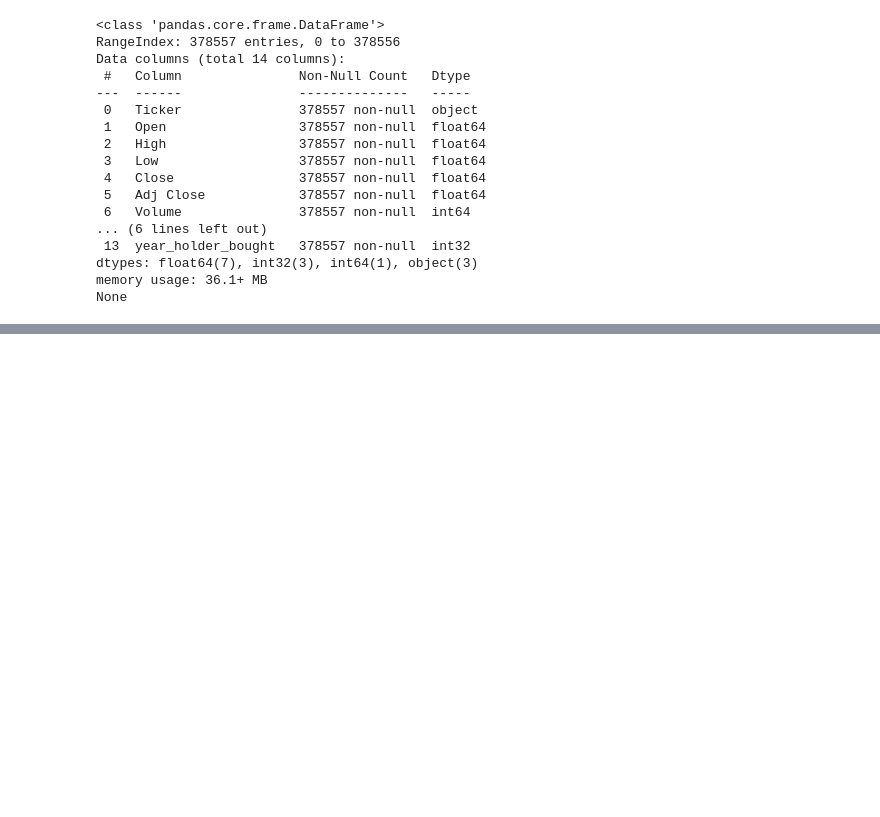
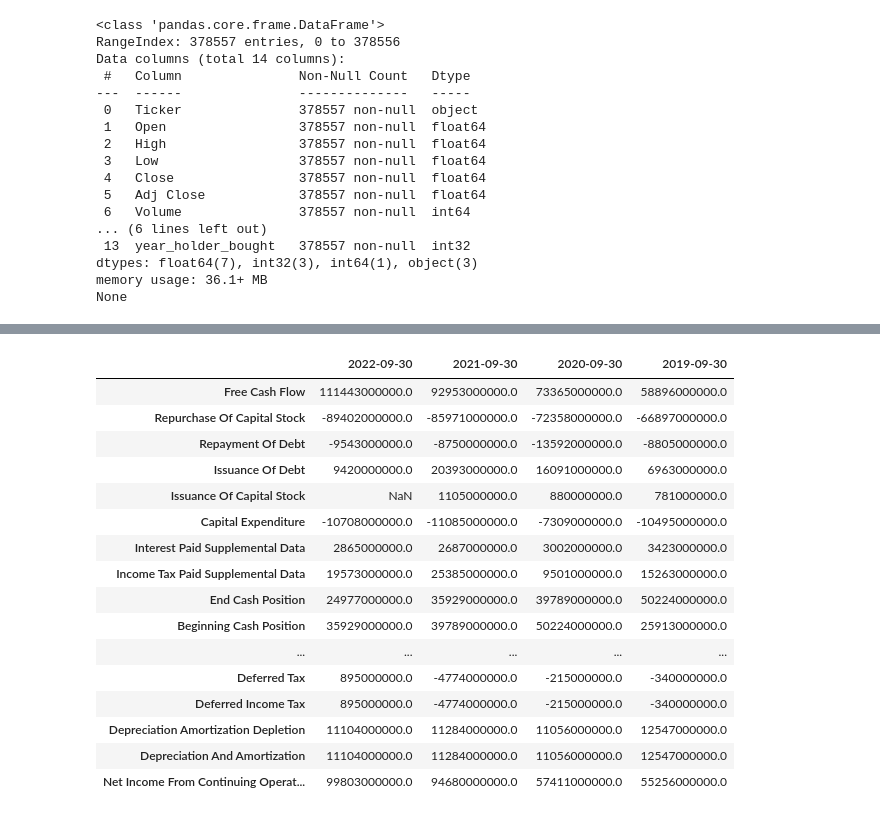
Before and after one commit to nirmolcho/Clustering_and_TS_DS_Alg, a Jupyter notebook: time_series/get_s&p_data.ipynb, the cells around one changed output, grey strips where cells are left out. Cells and saved outputs as stored; diff of their text form; code cells hidden in the pictures; blank space fills up the shorter version.

```diff
--- a/recommendation_system/get_s&p_data.ipynb
+++ b/time_series/get_s&p_data.ipynb
@@ -902,0 +925,20 @@ MergeError: Passing 'suffixes' which cause duplicate columns {'income_stmt_Norma
+# %%
+yf.Ticker('AAPL').cashflow.T
+# %% [output]
+|  | 2022-09-30 | 2021-09-30 | 2020-09-30 | 2019-09-30 |
+| Free Cash Flow | 111443000000.0 | 92953000000.0 | 73365000000.0 | 58896000000.0 |
+| Repurchase Of Capital Stock | -89402000000.0 | -85971000000.0 | -72358000000.0 | -66897000000.0 |
+| Repayment Of Debt | -9543000000.0 | -8750000000.0 | -13592000000.0 | -8805000000.0 |
+| Issuance Of Debt | 9420000000.0 | 20393000000.0 | 16091000000.0 | 6963000000.0 |
+| Issuance Of Capital Stock | NaN | 1105000000.0 | 880000000.0 | 781000000.0 |
+| Capital Expenditure | -10708000000.0 | -11085000000.0 | -7309000000.0 | -10495000000.0 |
+| Interest Paid Supplemental Data | 2865000000.0 | 2687000000.0 | 3002000000.0 | 3423000000.0 |
+| Income Tax Paid Supplemental Data | 19573000000.0 | 25385000000.0 | 9501000000.0 | 15263000000.0 |
+| End Cash Position | 24977000000.0 | 35929000000.0 | 39789000000.0 | 50224000000.0 |
+| Beginning Cash Position | 35929000000.0 | 39789000000.0 | 50224000000.0 | 25913000000.0 |
+| ... | ... | ... | ... | ... |
+| Deferred Tax | 895000000.0 | -4774000000.0 | -215000000.0 | -340000000.0 |
+| Deferred Income Tax | 895000000.0 | -4774000000.0 | -215000000.0 | -340000000.0 |
+| Depreciation Amortization Depletion | 11104000000.0 | 11284000000.0 | 11056000000.0 | 12547000000.0 |
+| Depreciation And Amortization | 11104000000.0 | 11284000000.0 | 11056000000.0 | 12547000000.0 |
+| Net Income From Continuing Operat... | 99803000000.0 | 94680000000.0 | 57411000000.0 | 55256000000.0 |
```
Also changed, not shown: parts of 21 cells of this notebook, 3 other files.
